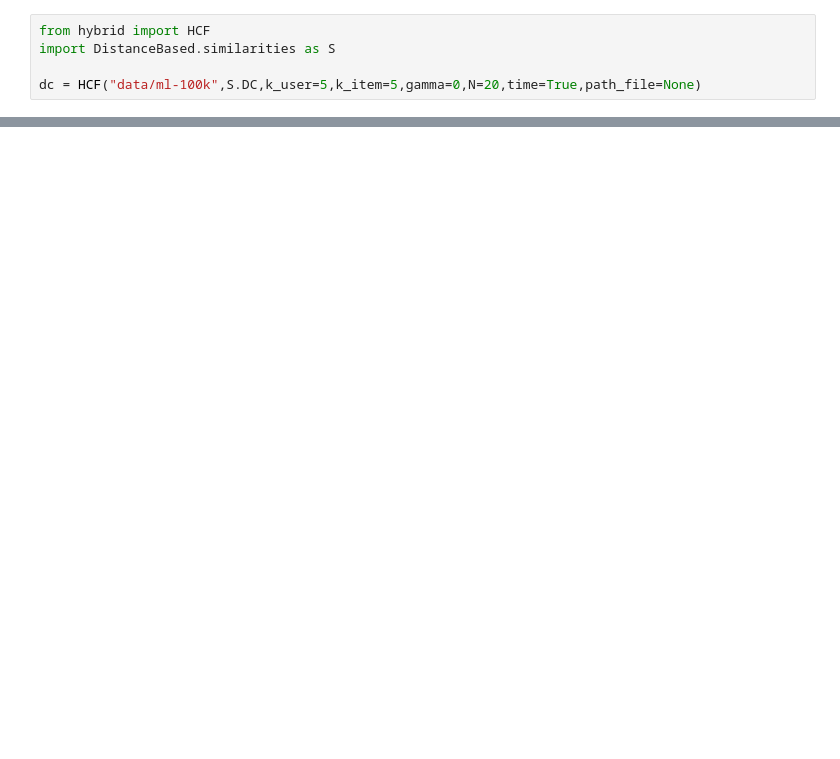
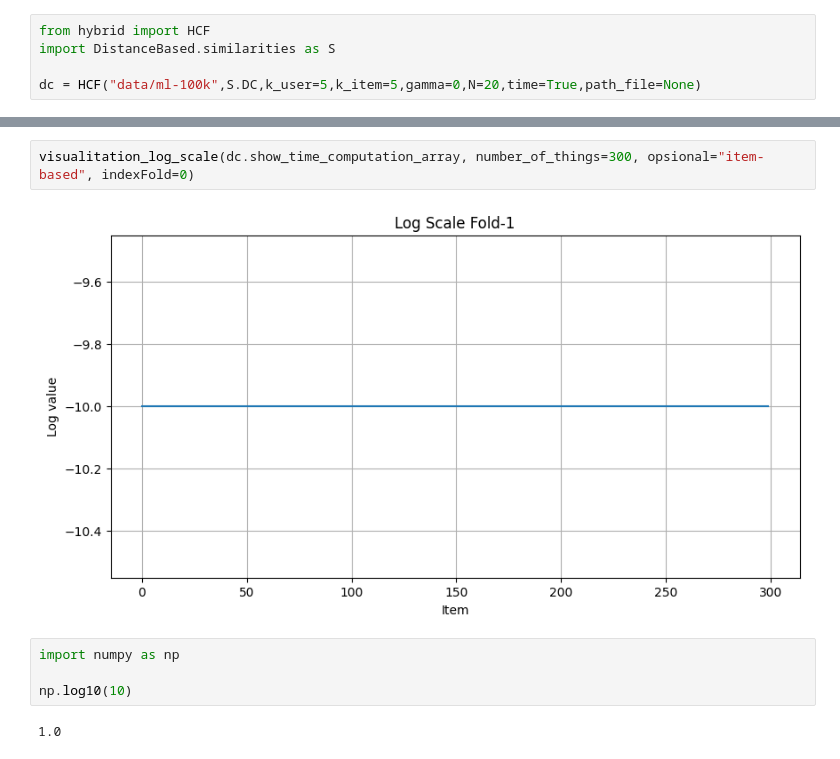
Before and after one commit to DimasDliyaurR/Hybrid-Collaborative-Filtering-HCF, a Jupyter notebook: main.ipynb, the cells around one changed output, grey strips where cells are left out. Cells and saved outputs as stored; diff of their text form; blank space fills up the shorter version.

```diff
--- a/main.ipynb
+++ b/main.ipynb
@@ -2467,0 +2479,10 @@ dc.show_time_computation_similarity_hybrid(opsional="item-based")
+# %%
+visualitation_log_scale(dc.show_time_computation_array, number_of_things=300, opsional="item-based", indexFold=0)
+# %% [output]
+[figure, added]
+# %%
+import numpy as np
+
+np.log10(10)
+# %% [output]
+1.0
```
Also changed, not shown: parts of 17 cells of this notebook, 1 other file.
